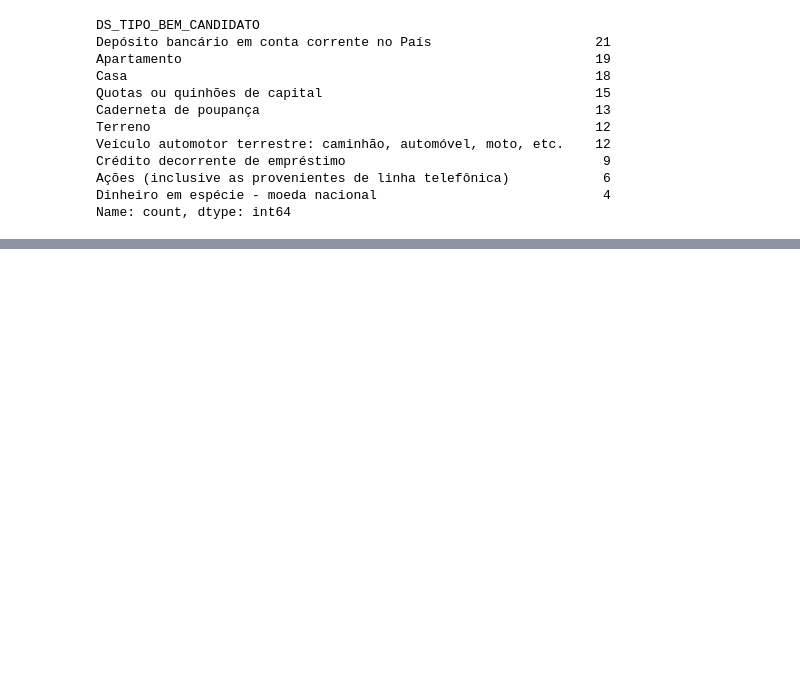
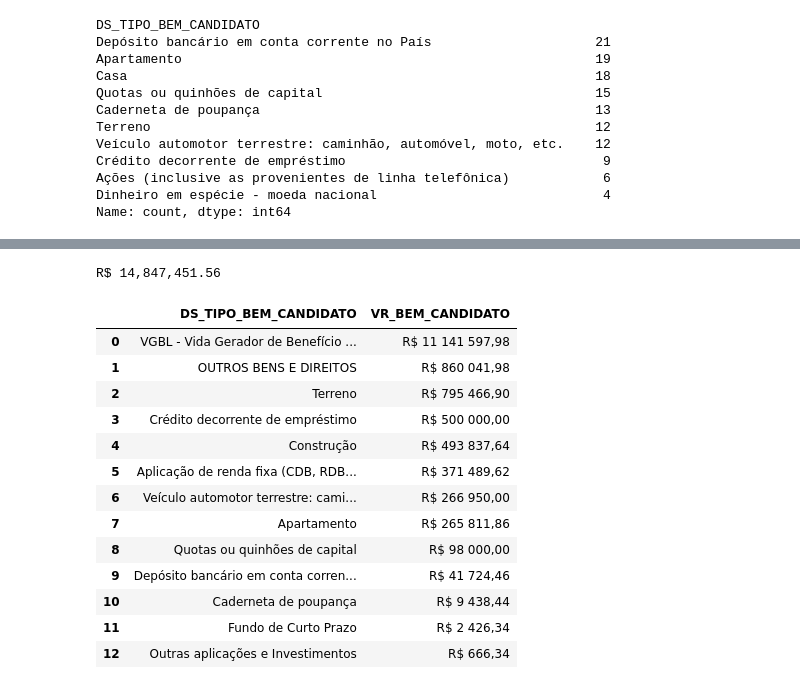
Before and after one commit to leandroclv/analise_manipulacao_dados_pandas_udemy, a Jupyter notebook: df_dados_TSE.ipynb, the cells around one changed output, grey strips where cells are left out. Cells and saved outputs as stored; diff of their text form; code cells hidden in the pictures; blank space fills up the shorter version.

```diff
--- a/df_dados_TSE.ipynb
+++ b/df_dados_TSE.ipynb
@@ -254,0 +262,18 @@ extrato_investimento('')
+# %%
+extrato_investimento('LUIZ INÁCIO LULA DA SILVA')
+# %% [output]
+R$ 14,847,451.56
+|  | DS_TIPO_BEM_CANDIDATO | VR_BEM_CANDIDATO |
+| 0 | VGBL - Vida Gerador de Benefício ... | R$ 11 141 597,98 |
+| 1 | OUTROS BENS E DIREITOS | R$ 860 041,98 |
+| 2 | Terreno | R$ 795 466,90 |
+| 3 | Crédito decorrente de empréstimo | R$ 500 000,00 |
+| 4 | Construção | R$ 493 837,64 |
+| 5 | Aplicação de renda fixa (CDB, RDB... | R$ 371 489,62 |
+| 6 | Veículo automotor terrestre: cami... | R$ 266 950,00 |
+| 7 | Apartamento | R$ 265 811,86 |
+| 8 | Quotas ou quinhões de capital | R$ 98 000,00 |
+| 9 | Depósito bancário em conta corren... | R$ 41 724,46 |
+| 10 | Caderneta de poupança | R$ 9 438,44 |
+| 11 | Fundo de Curto Prazo | R$ 2 426,34 |
+| 12 | Outras aplicações e Investimentos | R$ 666,34 |
```
Also changed, not shown: parts of 8 cells of this notebook.
